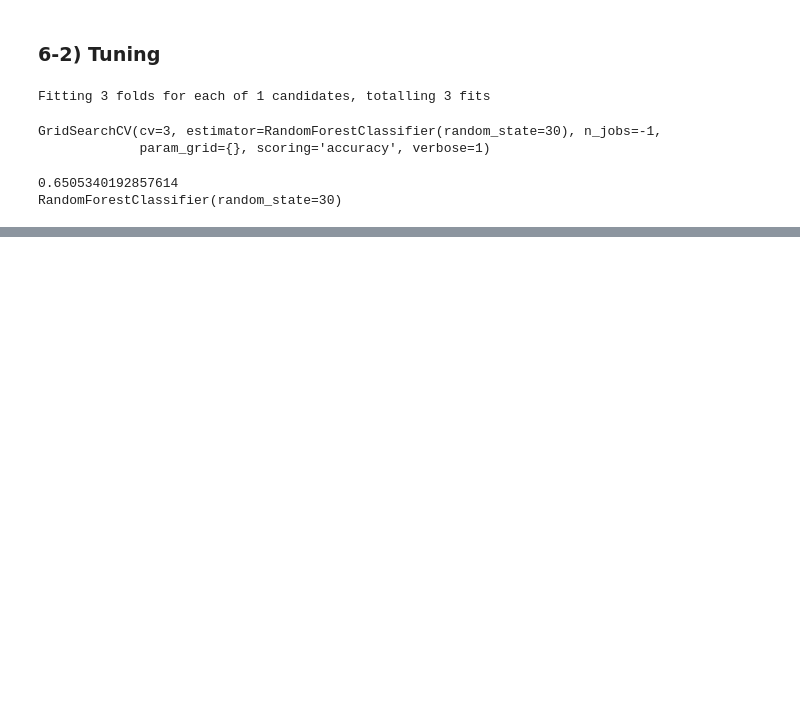
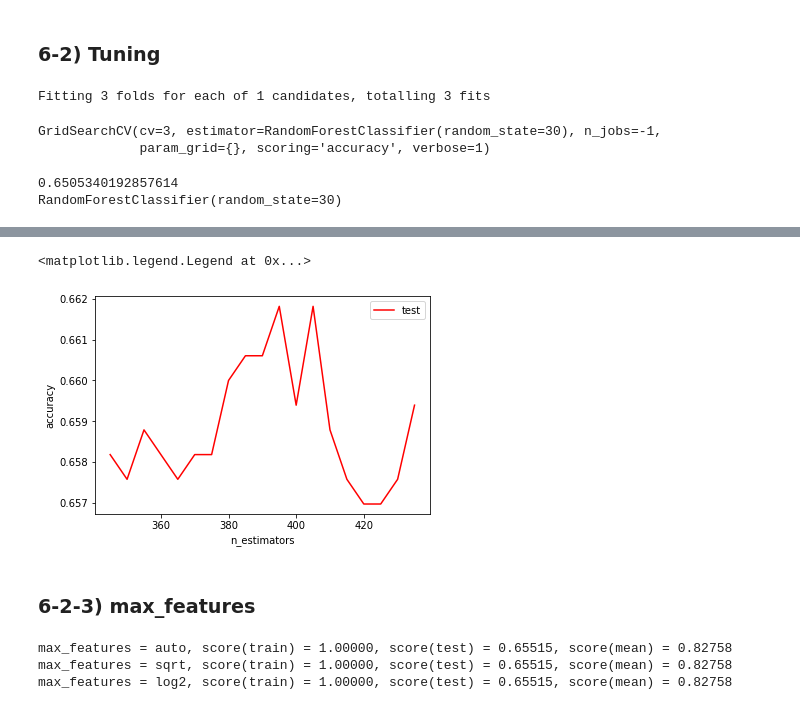
Before and after one commit to Park-Young-Bin/Python_Projects, a Jupyter notebook: 데이콘/[데이콘] 와인 품질 분류 (copy).ipynb, the cells around one changed output, grey strips where cells are left out. Saved outputs shown, nothing was run; the diff lists cells and outputs as text; code cells hidden in the pictures; blank space fills up the shorter version.

```diff
--- a/데이콘/[데이콘] 와인 품질 분류 (copy).ipynb
+++ b/데이콘/[데이콘] 와인 품질 분류 (copy).ipynb
@@ -576,0 +628,22 @@ RandomForestClassifier(random_state=30)
+# %%
+lst_n_estimators = range(345,440,5)
+log_n_estimators = []
+
+for hp in lst_n_estimators:
+    rf_clf_tun = RandomForestClassifier(n_estimators=hp, random_state=30)
+
+    rf_clf_tun.fit(X_fit, y_fit)
+    pred_fit = rf_clf_tun.predict(X_fit)
+    pred_val = rf_clf_tun.predict(X_val)
+
+    score_fit = accuracy_score(y_fit, pred_fit)
+    score_val = accuracy_score(y_val, pred_val)
+
+    print(f"n_estimators = {hp}, score(train) = {score_fit:.5f}, score(test) = {score_val:.5f}, score(mean) = {(score_fit + score_val) / 2:.5f}")
+    log_n_estimators.append({
+        "n_estimators" : hp,
+        "train" : score_fit,
+        "test" : score_val
+    })
+
+df_log = pd.DataFrame(log_n_estimators)
@@ -576,0 +670,36 @@ RandomForestClassifier(random_state=30)
+# %%
+plt.plot(df_log["n_estimators"], df_log["test"], label="test", color='r')
+plt.xlabel('n_estimators')
+plt.ylabel('accuracy')
+plt.legend()
+# %% [output]
+<matplotlib.legend.Legend at 0x...>
+[figure, added]
+# %% [markdown]
+### 6-2-3) max_features
+# %%
+lst_max_features = ['auto', 'sqrt', 'log2']
+log_max_features = []
+
+for hp in lst_max_features:
+    rf_clf_tun = RandomForestClassifier(max_features=hp, random_state=30)
+
+    rf_clf_tun.fit(X_fit, y_fit)
+    pred_fit = rf_clf_tun.predict(X_fit)
+    pred_val = rf_clf_tun.predict(X_val)
+
+    score_fit = accuracy_score(y_fit, pred_fit)
+    score_val = accuracy_score(y_val, pred_val)
+
+    print(f"max_features = {hp}, score(train) = {score_fit:.5f}, score(test) = {score_val:.5f}, score(mean) = {(score_fit + score_val) / 2:.5f}")
+    log_max_features.append({
+        "max_features" : hp,
+        "train" : score_fit,
+        "test" : score_val
+    })
+
+df_log = pd.DataFrame(log_max_features)
+# %% [output]
+max_features = auto, score(train) = 1.00000, score(test) = 0.65515, score(mean) = 0.82758
+max_features = sqrt, score(train) = 1.00000, score(test) = 0.65515, score(mean) = 0.82758
+max_features = log2, score(train) = 1.00000, score(test) = 0.65515, score(mean) = 0.82758
```
Also changed, not shown: parts of 7 cells of this notebook.
